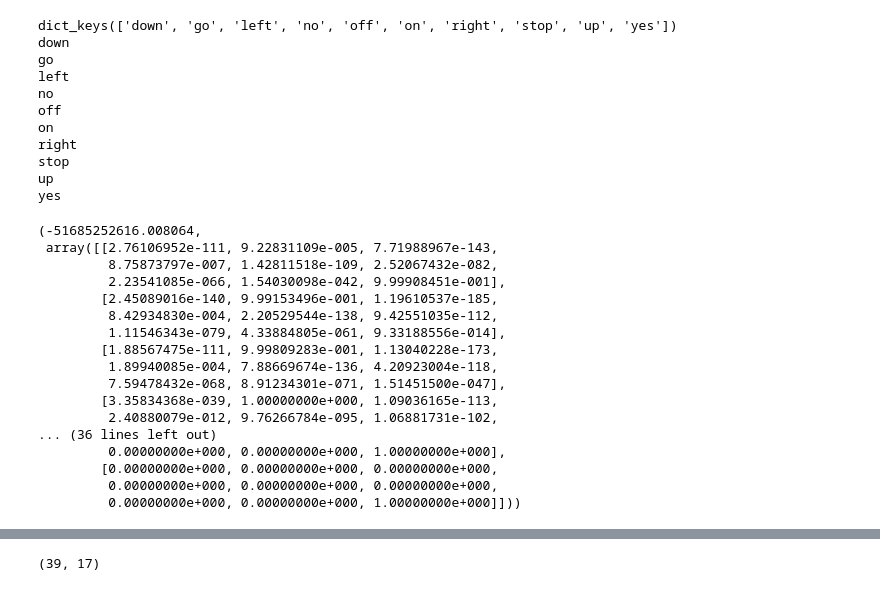
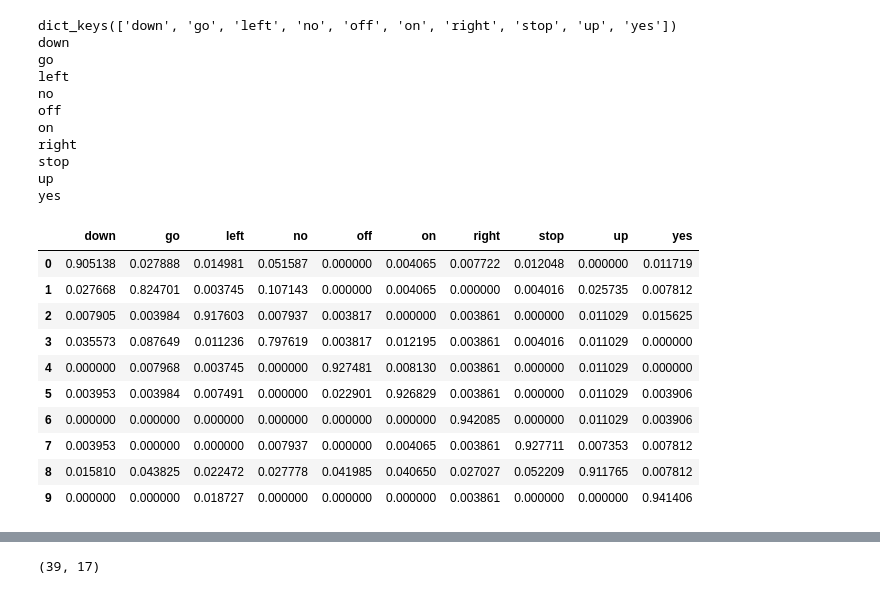
Before and after one commit to Rohit01-zoey/EE679, a Jupyter notebook: CompAssg3/Code.ipynb, the cells around one changed output, grey strips where cells are left out. Saved outputs shown, nothing was run; the diff lists cells and outputs as text; code cells hidden in the pictures.

```diff
--- a/CompAssg3/Code.ipynb
+++ b/CompAssg3/Code.ipynb
@@ -248,7 +248,8 @@ plt.plot(trainingDataPreProcessed[str][indx])
 [<matplotlib.lines.Line2D at 0x...>]
 [figure]
 # %%
-mfcc = feature.mfcc(y=trainingDataPreProcessed["left"][90], sr=sampleRate, n_mfcc=13, win_length = int(0.02*sampleRate), hop_length= int(0.01*sampleRate))
+#win_length = int(0.02*sampleRate), hop_length= int(0.01*sampleRate)
+mfcc = feature.mfcc(y=trainingDataPreProcessed["left"][90], sr=sampleRate, n_mfcc=13, n_fft = 10000)
 delta1 = feature.delta(mfcc, order=1, mode = 'nearest')
 delta2 = feature.delta(mfcc, order=2, mode = 'nearest')
 np.vstack((mfcc, delta1, delta2)).shape
@@ -404,23 +405,3 @@ right
 stop
 up
 yes
-# %%
-trained_model["down"].score_samples(melCoefCleanTest["down"][0].T, np.array([melCoefCleanTest["down"][0].shape[1]]).reshape((1, -1)))
-# %% [output]
-(-51685252616.008064,
- array([[2.76106952e-111, 9.22831109e-005, 7.71988967e-143,
-         8.75873797e-007, 1.42811518e-109, 2.52067432e-082,
-         2.23541085e-066, 1.54030098e-042, 9.99908451e-001],
-        [2.45089016e-140, 9.99153496e-001, 1.19610537e-185,
-         8.42934830e-004, 2.20529544e-138, 9.42551035e-112,
-         1.11546343e-079, 4.33884805e-061, 9.33188556e-014],
-        [1.88567475e-111, 9.99809283e-001, 1.13040228e-173,
-         1.89940085e-004, 7.88669674e-136, 4.20923004e-118,
-         7.59478432e-068, 8.91234301e-071, 1.51451500e-047],
-        [3.35834368e-039, 1.00000000e+000, 1.09036165e-113,
-         2.40880079e-012, 9.76266784e-095, 1.06881731e-102,
-... (36 lines left out)
-         0.00000000e+000, 0.00000000e+000, 1.00000000e+000],
-        [0.00000000e+000, 0.00000000e+000, 0.00000000e+000,
-         0.00000000e+000, 0.00000000e+000, 0.00000000e+000,
-         0.00000000e+000, 0.00000000e+000, 1.00000000e+000]]))
@@ -426,0 +429,17 @@ trained_model["down"].score_samples(melCoefCleanTest["down"][0].T, np.array([mel
+# %%
+import pandas as pd
+
+df = pd.DataFrame.from_dict(finalAccuraciesClean)
+df
+# %% [output]
+|  | down | go | left | no | off | on | right | stop | up | yes |
+| 0 | 0.905138 | 0.027888 | 0.014981 | 0.051587 | 0.000000 | 0.004065 | 0.007722 | 0.012048 | 0.000000 | 0.011719 |
+| 1 | 0.027668 | 0.824701 | 0.003745 | 0.107143 | 0.000000 | 0.004065 | 0.000000 | 0.004016 | 0.025735 | 0.007812 |
+| 2 | 0.007905 | 0.003984 | 0.917603 | 0.007937 | 0.003817 | 0.000000 | 0.003861 | 0.000000 | 0.011029 | 0.015625 |
+| 3 | 0.035573 | 0.087649 | 0.011236 | 0.797619 | 0.003817 | 0.012195 | 0.003861 | 0.004016 | 0.011029 | 0.000000 |
+| 4 | 0.000000 | 0.007968 | 0.003745 | 0.000000 | 0.927481 | 0.008130 | 0.003861 | 0.000000 | 0.011029 | 0.000000 |
+| 5 | 0.003953 | 0.003984 | 0.007491 | 0.000000 | 0.022901 | 0.926829 | 0.003861 | 0.000000 | 0.011029 | 0.003906 |
+| 6 | 0.000000 | 0.000000 | 0.000000 | 0.000000 | 0.000000 | 0.000000 | 0.942085 | 0.000000 | 0.011029 | 0.003906 |
+| 7 | 0.003953 | 0.000000 | 0.000000 | 0.007937 | 0.000000 | 0.004065 | 0.003861 | 0.927711 | 0.007353 | 0.007812 |
+| 8 | 0.015810 | 0.043825 | 0.022472 | 0.027778 | 0.041985 | 0.040650 | 0.027027 | 0.052209 | 0.911765 | 0.007812 |
+| 9 | 0.000000 | 0.000000 | 0.018727 | 0.000000 | 0.000000 | 0.000000 | 0.003861 | 0.000000 | 0.000000 | 0.941406 |
```
Also changed, not shown: parts of 10 cells of this notebook.
